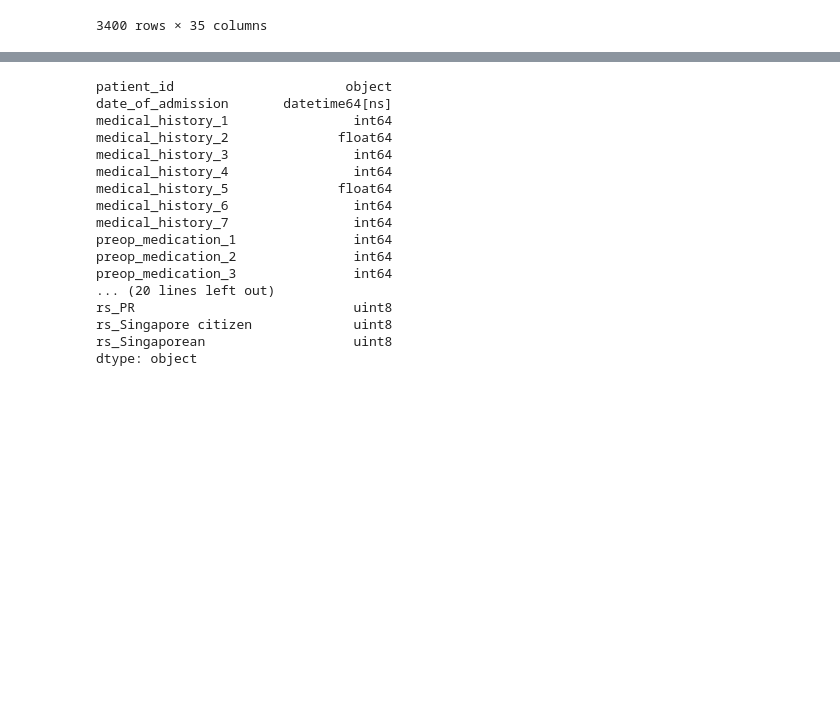
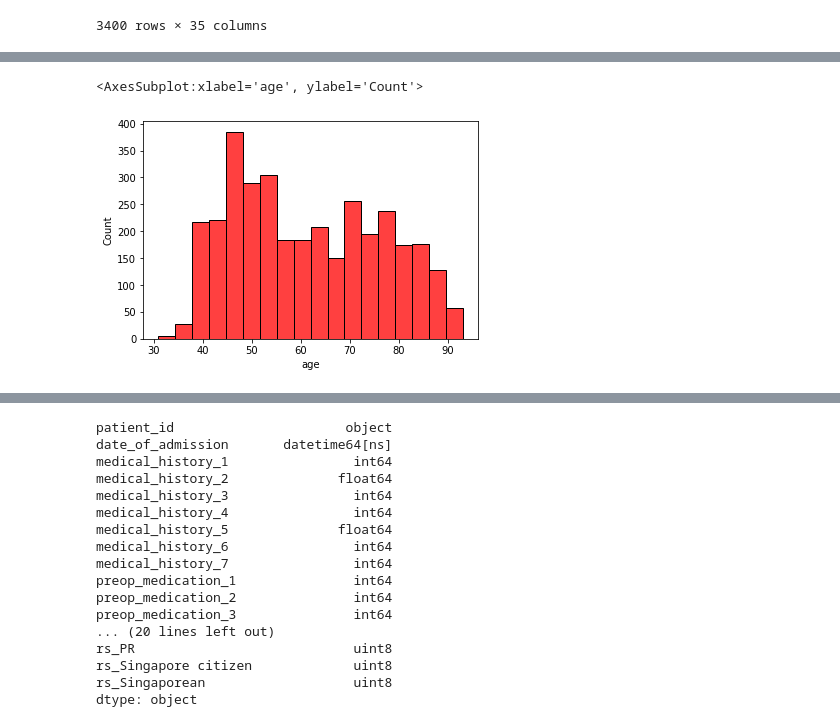
Before and after one commit to Jignesh012/Holmusk-Assignment, a Jupyter notebook: Final.ipynb, the cells around one changed output, grey strips where cells are left out. Saved outputs shown, nothing was run; the diff lists cells and outputs as text; code cells hidden in the pictures; blank space fills up the shorter version.

```diff
--- a/Final.ipynb
+++ b/Final.ipynb
@@ -357,0 +392,5 @@ main_data
+# %%
+sns.histplot(main_data.age,color='red')
+# %% [output]
+<AxesSubplot:xlabel='age', ylabel='Count'>
+[figure, added]
```
Also changed, not shown: parts of 51 cells of this notebook.
